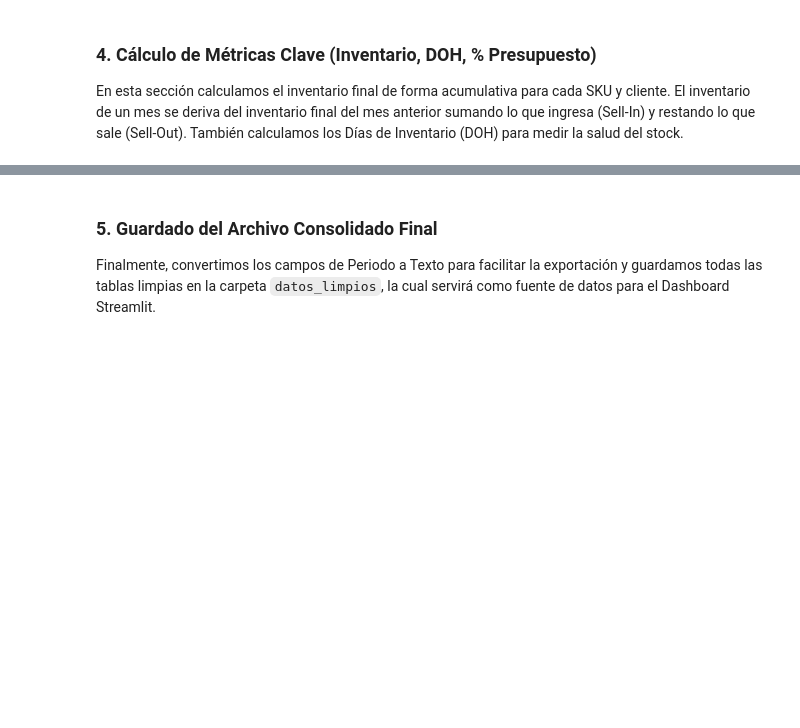
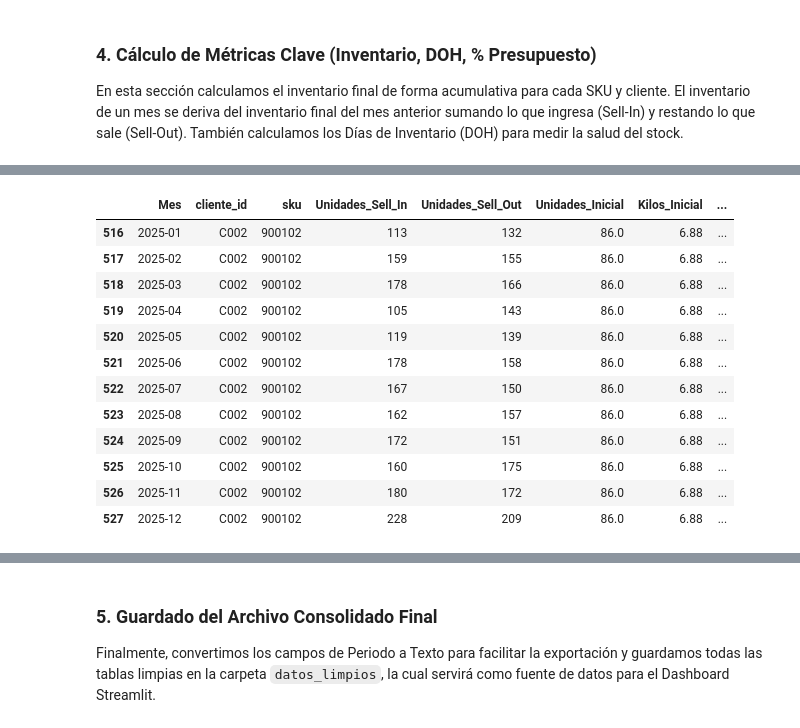
Before and after one commit to Edward-M11/chacuteria, a Jupyter notebook: eda_chacuteria.ipynb, the cells around one changed output, grey strips where cells are left out. Saved outputs shown, nothing was run; the diff lists cells and outputs as text; code cells hidden in the pictures; blank space fills up the shorter version.

```diff
--- a/eda_chacuteria.ipynb
+++ b/eda_chacuteria.ipynb
@@ -843,0 +912,16 @@ resumen_mensual
+# %%
+resumen_mensual.query("cliente_id == 'C002' & sku == 900102")
+# %% [output]
+|  | Mes | cliente_id | sku | Unidades_Sell_In | Unidades_Sell_Out | Unidades_Inicial | Kilos_Inicial | ... |
+| 516 | 2025-01 | C002 | 900102 | 113 | 132 | 86.0 | 6.88 | ... |
+| 517 | 2025-02 | C002 | 900102 | 159 | 155 | 86.0 | 6.88 | ... |
+| 518 | 2025-03 | C002 | 900102 | 178 | 166 | 86.0 | 6.88 | ... |
+| 519 | 2025-04 | C002 | 900102 | 105 | 143 | 86.0 | 6.88 | ... |
+| 520 | 2025-05 | C002 | 900102 | 119 | 139 | 86.0 | 6.88 | ... |
+| 521 | 2025-06 | C002 | 900102 | 178 | 158 | 86.0 | 6.88 | ... |
+| 522 | 2025-07 | C002 | 900102 | 167 | 150 | 86.0 | 6.88 | ... |
+| 523 | 2025-08 | C002 | 900102 | 162 | 157 | 86.0 | 6.88 | ... |
+| 524 | 2025-09 | C002 | 900102 | 172 | 151 | 86.0 | 6.88 | ... |
+| 525 | 2025-10 | C002 | 900102 | 160 | 175 | 86.0 | 6.88 | ... |
+| 526 | 2025-11 | C002 | 900102 | 180 | 172 | 86.0 | 6.88 | ... |
+| 527 | 2025-12 | C002 | 900102 | 228 | 209 | 86.0 | 6.88 | ... |
```
Also changed, not shown: parts of 14 cells of this notebook, 11 other files.
